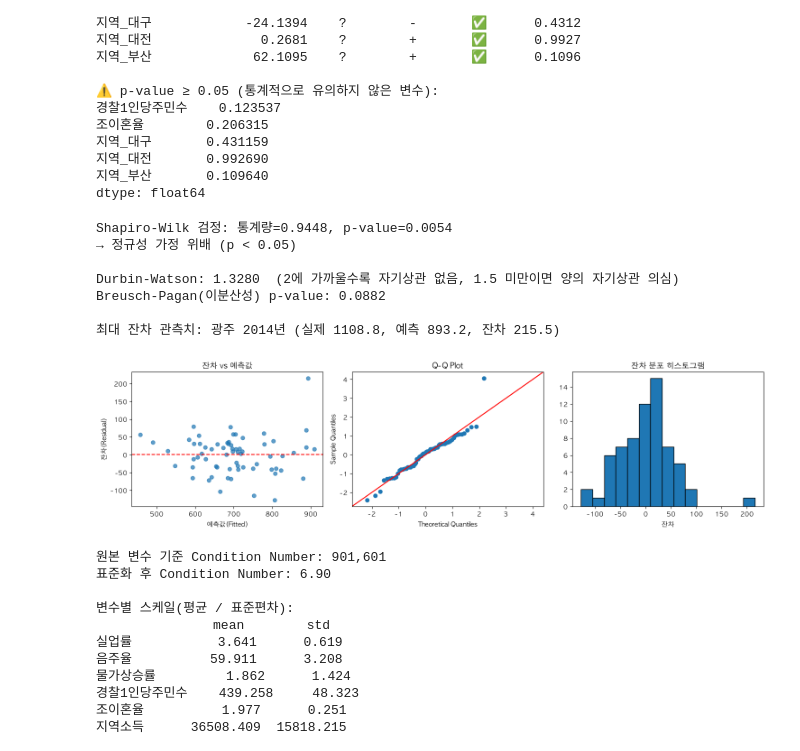
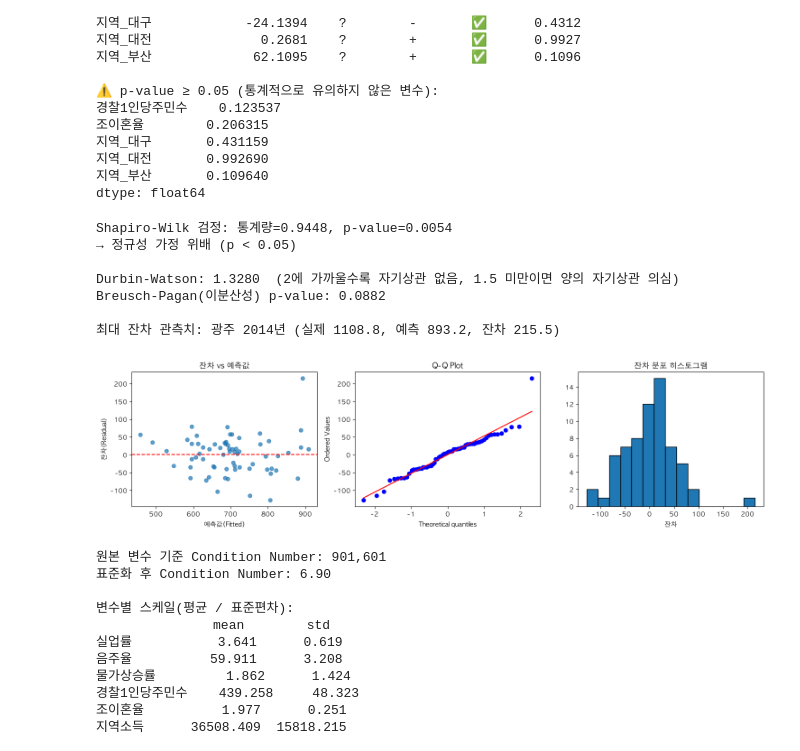
Before and after one commit to cat14-14/CrimeCatchers, a Jupyter notebook: notebooks/05_regression.ipynb, the cells around one changed output. Drawn from its saved outputs; the diff is of its cells as text; code cells hidden in the pictures.

```diff
--- a/notebooks/05_regression.ipynb
+++ b/notebooks/05_regression.ipynb
@@ -215,59 +315,91 @@ print(insig if len(insig) else "없음")
 지역_부산       0.109640
 dtype: float64
 # %%
+# ── 함수 설명 ──────────────────
+# 회귀분석의 잔차(실제값-예측값)가 정규분포를 따르는지, 자기상관/이분산성이 있는지 검정하고
+# 잔차를 그래프 3개(산점도, Q-Q Plot, 히스토그램)로 시각화하는 코드
 # ── 4-3. 잔차 정규성 / 자기상관 / 이분산성 검정 및 시각화 ──────────────────────────────
-import matplotlib.pyplot as plt
-from scipy import stats
-from statsmodels.stats.stattools import durbin_watson
-from statsmodels.stats.diagnostic import het_breuschpagan
+import matplotlib.pyplot as plt   # 그래프를 그리는 라이브러리
+from scipy import stats           # 통계 검정(Shapiro-Wilk, Q-Q Plot 등)을 위한 라이브러리
+from statsmodels.stats.stattools import durbin_watson  # 자기상관 검정 함수
+from statsmodels.stats.diagnostic import het_breuschpagan  # 이분산성 검정 함수
 
 resid = model.resid
+# resid : 회귀모델의 잔차(실제 범죄율 - 예측 범죄율) 값들
 fitted = model.fittedvalues
+# fittedvalues : 회귀모델이 예측한 값들
 
 # Shapiro-Wilk 정규성 검정
 shapiro_stat, shapiro_p = stats.shapiro(resid)
+# shapiro(resid): 잔차가 정규분포를 따르는지 검정하는 함수
+#   └ 통계량(shapiro_stat)과 p-value(shapiro_p)를 함께 반환
 print(f"Shapiro-Wilk 검정: 통계량={shapiro_stat:.4f}, p-value={shapiro_p:.4f}")
 print("→", "정규성 가정 충족 (p ≥ 0.05)" if shapiro_p >= 0.05 else "정규성 가정 위배 (p < 0.05)")
+# 조건부 표현식: p-value가 0.05 이상이면 "정규성 충족", 아니면 "위배"를 출력
 
 # Durbin-Watson (자기상관)
 dw = durbin_watson(resid)
+# durbin_watson(resid): 잔차들이 순서대로 비슷하게 움직이는 정도(자기상관)를 0~4 사이 값으로 계산
+#   └ 2에 가까울수록 자기상관이 없음, 0에 가까우면 양의 자기상관 의심
 print(f"\nDurbin-Watson: {dw:.4f}  (2에 가까울수록 자기상관 없음, 1.5 미만이면 양의 자기상관 의심)")
 
 # Breusch-Pagan (이분산성)
 bp_p = het_breuschpagan(resid, X_final)[1]
+# het_breuschpagan(잔차, X): 잔차의 흩어진 정도(분산)가 독립변수에 따라 일정한지 검정
+#   └ 반환값 중 두 번째([1])가 p-value
 print(f"Breusch-Pagan(이분산성) p-value: {bp_p:.4f}")
 
 # 가장 큰 잔차를 가진 관측치
 max_idx = resid.abs().idxmax()
+# abs(): 잔차를 절댓값으로 변환 (음수도 크기로 비교하기 위해)
+# idxmax(): 값이 가장 큰 행의 인덱스(번호)를 반환
 print(f"\n최대 잔차 관측치: {df.loc[max_idx, '지역']} {df.loc[max_idx, '연도']}년 "
       f"(실제 {y[max_idx]:.1f}, 예측 {fitted[max_idx]:.1f}, 잔차 {resid[max_idx]:.1f})")
+# df.loc[max_idx, '지역'] : 인덱스가 max_idx인 행의 '지역' 값을 가져옴
 
 # 잔차 시각화
 fig, axes = plt.subplots(1, 3, figsize=(15, 4))
+# subplots(1, 3): 1행 3열, 즉 그래프 3개를 가로로 나란히 배치할 도화지를 만듦
+#   └ figsize=(15, 4) : 전체 크기를 가로 15, 세로 4(인치)로 지정
+#   └ fig : 전체 도화지, axes : 그래프 3개가 들어있는 배열
 
 axes[0].scatter(fitted, resid, alpha=0.7)
+# scatter(): 점으로 흩어진 산점도를 그림 (x=예측값, y=잔차)
+#   └ alpha=0.7 : 점의 투명도를 70%로 설정 (점이 겹쳐도 보기 편하게)
 axes[0].axhline(0, color='red', linestyle='--')
+# axhline(0): y=0 위치에 가로선을 그림 (잔차가 0에서 얼마나 떨어져 있는지 기준선)
+#   └ color='red' : 선 색을 빨강으로
+#   └ linestyle='--' : 점선으로 표시
 axes[0].set_xlabel('예측값(Fitted)')
 axes[0].set_ylabel('잔차(Residual)')
 axes[0].set_title('잔차 vs 예측값')
 
-sm.qqplot(resid, line='45', fit=True, ax=axes[1])
+stats.probplot(resid, dist='norm', plot=axes[1])
+# probplot(): 잔차가 정규분포와 얼마나 비슷한지 점으로 비교하는 Q-Q 플롯을 그림
+#   └ dist='norm' : 비교 대상 분포로 정규분포(norm)를 사용
+#   └ plot=axes[1] : 그림을 그릴 위치(두 번째 칸)를 지정
 axes[1].set_title('Q-Q Plot')
 
 axes[2].hist(resid, bins=15, edgecolor='black')
+# hist(): 잔차 값들의 분포를 히스토그램으로 그림
+#   └ bins=15 : 값의 구간을 15개로 나눔
+#   └ edgecolor='black' : 막대 테두리를 검은색으로 표시
 axes[2].set_title('잔차 분포 히스토그램')
 axes[2].set_xlabel('잔차')
 
 plt.tight_layout()
+# tight_layout(): 3개 그래프가 겹치지 않도록 여백을 자동으로 맞춤
 plt.savefig('visualizations/residual_diagnostics.png', dpi=150)
+# savefig(): 그래프를 이미지 파일로 저장 (dpi=150: 해상도 지정)
 plt.show()
+# show(): 완성된 그래프들을 화면에 출력
 # %% [output]
 Shapiro-Wilk 검정: 통계량=0.9448, p-value=0.0054
 → 정규성 가정 위배 (p < 0.05)
 
 Durbin-Watson: 1.3280  (2에 가까울수록 자기상관 없음, 1.5 미만이면 양의 자기상관 의심)
 Breusch-Pagan(이분산성) p-value: 0.0882
 
 최대 잔차 관측치: 광주 2014년 (실제 1108.8, 예측 893.2, 잔차 215.5)
-[figure, old version]
+[figure, new version]
 # %%
```
Also changed, not shown: parts of 9 cells of this notebook, 8 other files.
